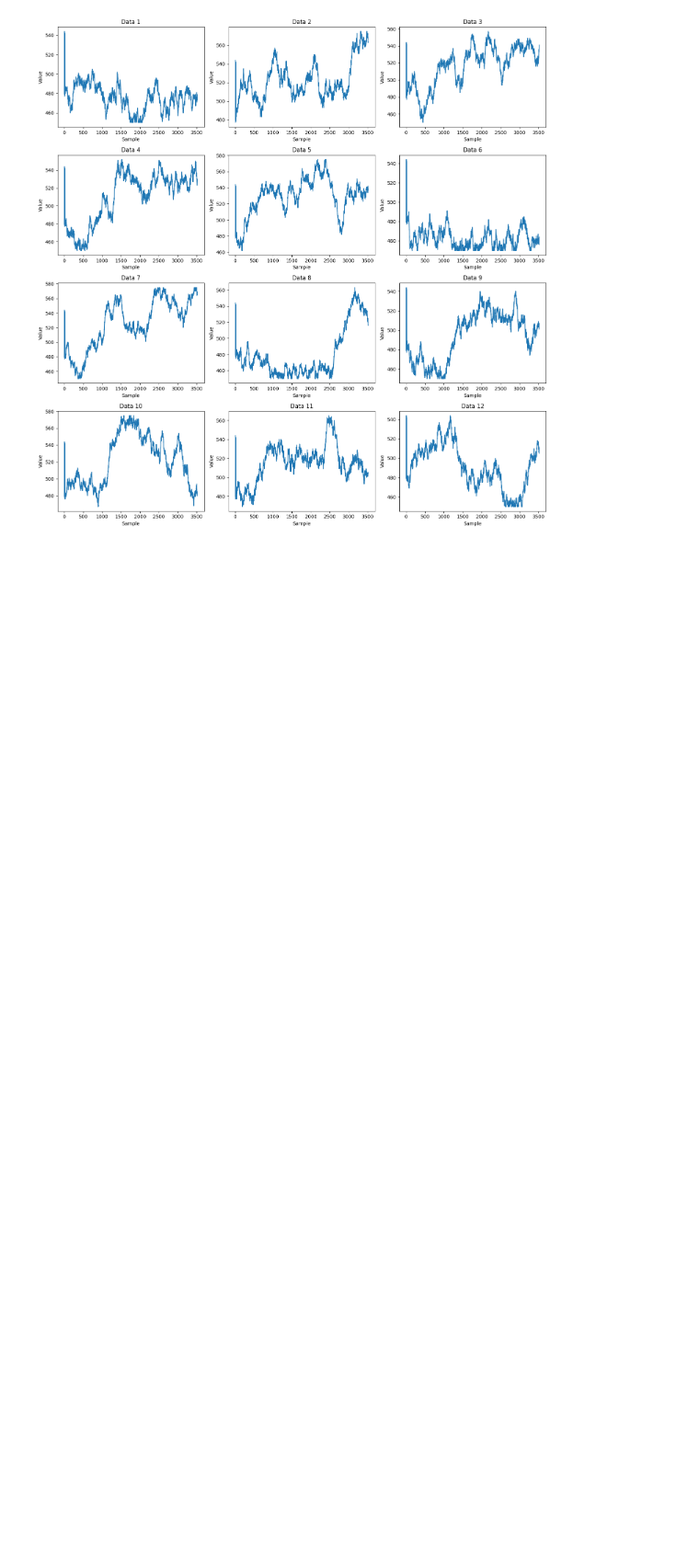
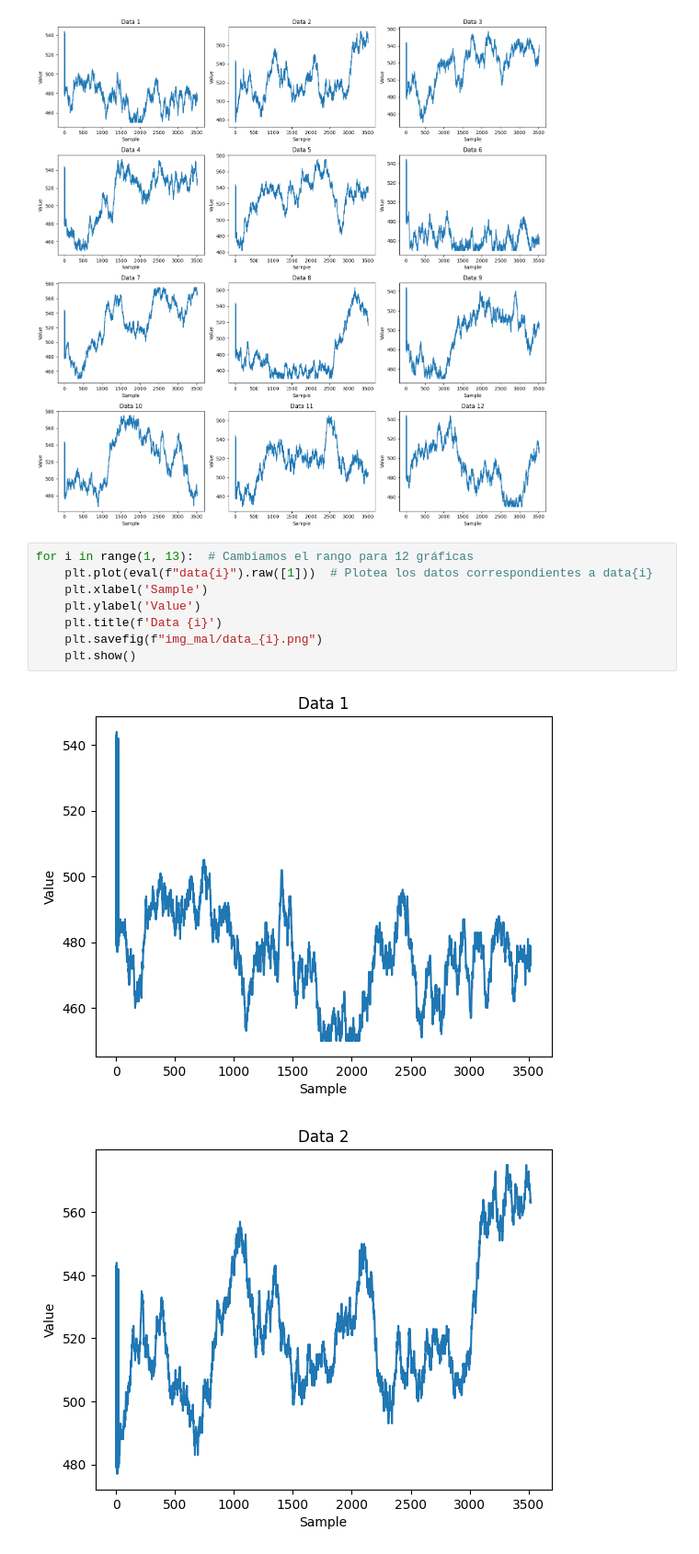
Before and after one commit to Diegodesantos1/Bitalino, a Jupyter notebook: aprendizaje_refuerzo.ipynb, the cells around one changed output. Shown at 92% size. Drawn from its saved outputs; the diff is of its cells as text; blank space fills up the shorter version.

Commit message:
todas las imágenes y gráficas terminadas preparado todo para el aprendizaje por refuerzo

```diff
--- a/aprendizaje_refuerzo.ipynb
+++ b/aprendizaje_refuerzo.ipynb
@@ -28,3 +28,14 @@ plt.tight_layout()  # Ajusta automáticamente el espaciado entre subplots para q
 plt.show()
 # %% [output]
 [figure]
+# %%
+for i in range(1, 13):  # Cambiamos el rango para 12 gráficas
+    plt.plot(eval(f"data{i}").raw([1]))  # Plotea los datos correspondientes a data{i}
+    plt.xlabel('Sample')
+    plt.ylabel('Value')
+    plt.title(f'Data {i}')
+    plt.savefig(f"img_mal/data_{i}.png")
+    plt.show()
+# %% [output]
+[figure, added]
+[figure, added]
```
Also changed, not shown: parts of 4 cells of this notebook, 34 other files.
